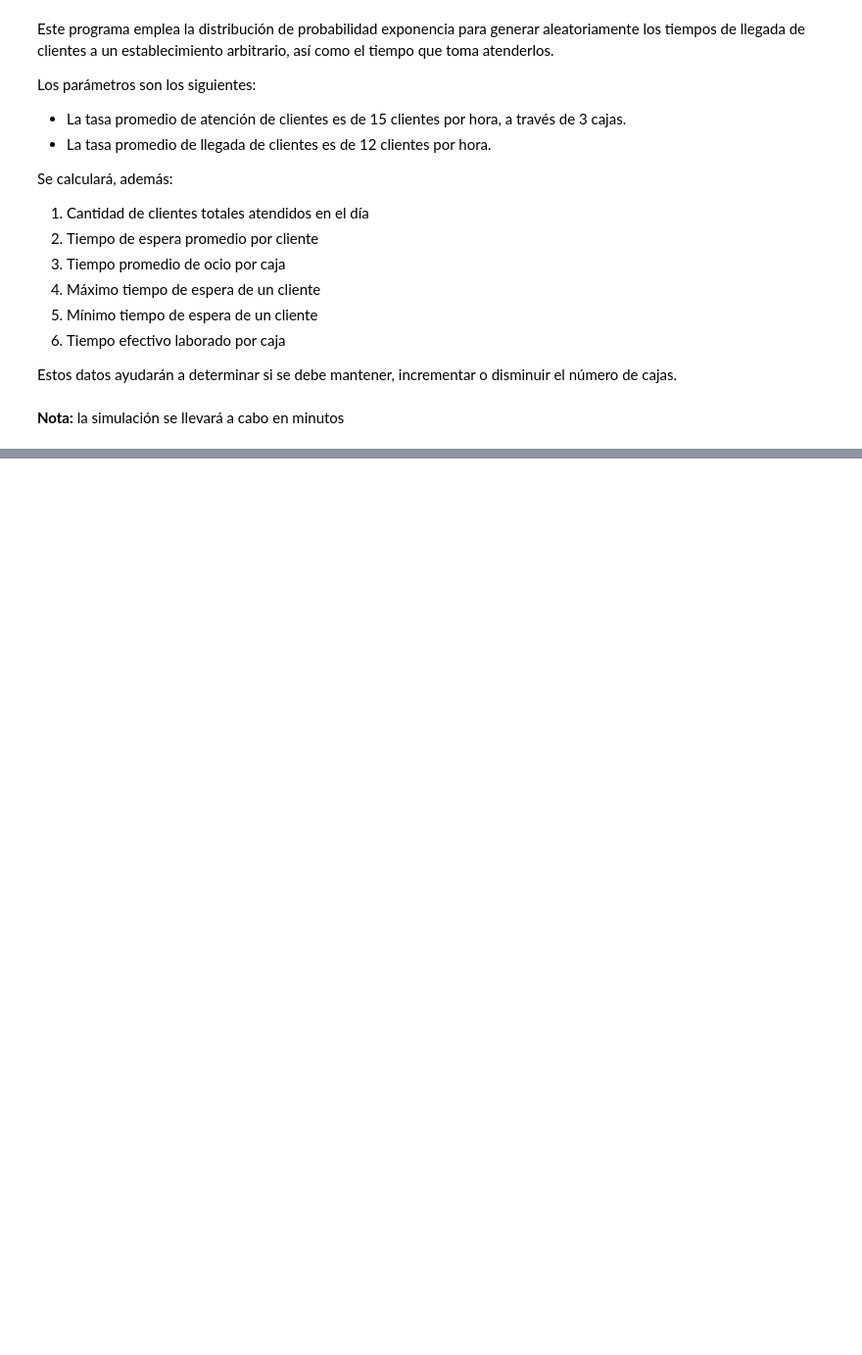
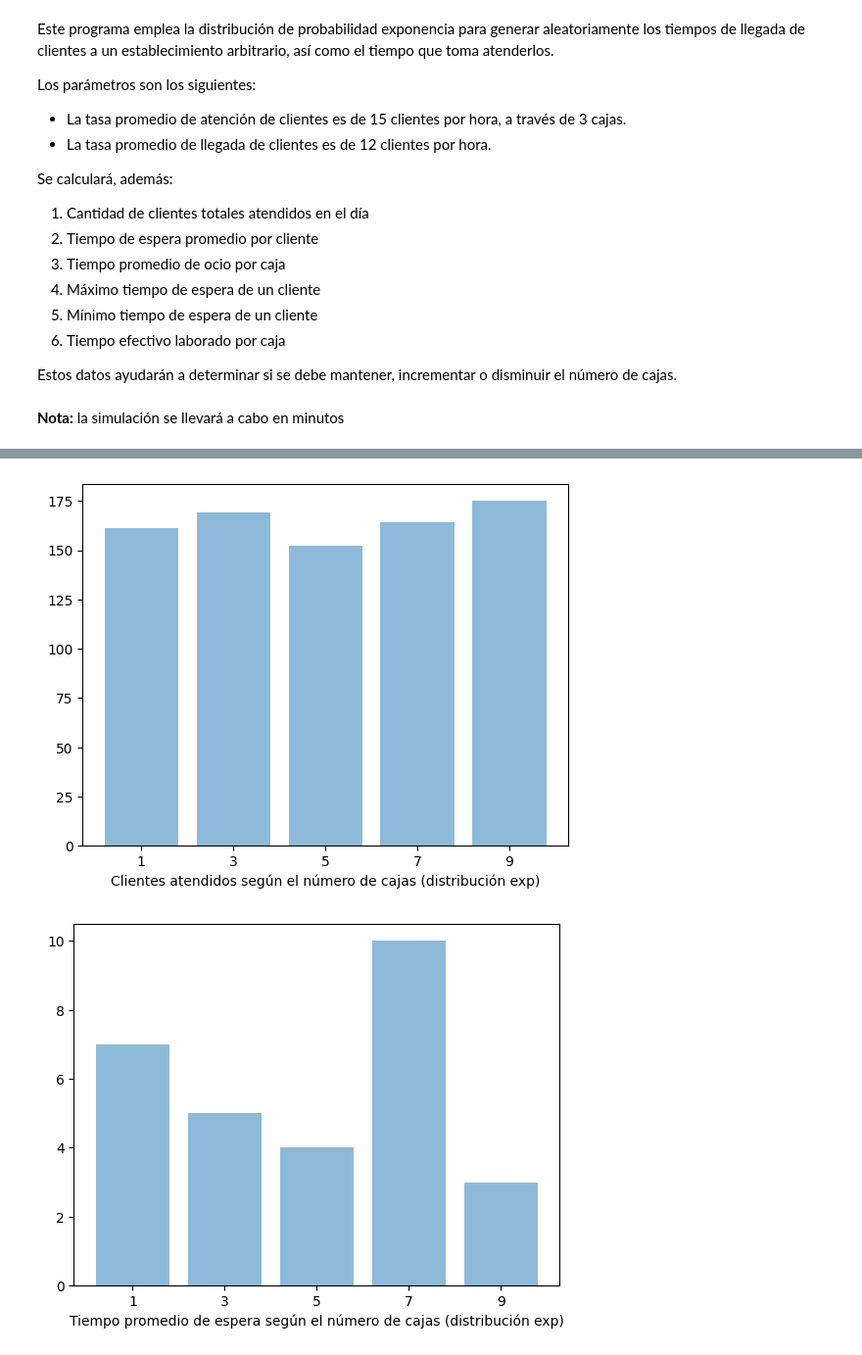
Before and after one commit to OrlolvareZ/queue-system-simpy, a Jupyter notebook: sim_sistema_colas.ipynb, the cells around one changed output, grey strips where cells are left out. Shown at 98% size. Drawn from its saved outputs; the diff is of its cells as text; code cells hidden in the pictures; blank space fills up the shorter version.

Commit message:
Added graphs to compare system's performance

```diff
--- a/sim_sistema_colas.ipynb
+++ b/sim_sistema_colas.ipynb
@@ -162,7 +177,7 @@ def disminuir_tiempo_restante(entorno, cajas):
             if tiempo_atencion_restante > 0:
                 tiempos_restantes[caja] -= 1
 # %%
-def sistema_colas_poisson(entorno, lambda_llegada, lambda_atencion, cajas, hora_inicio):
+def sistema_colas_poisson(entorno, lambda_llegada, lambda_atencion, cajas, hora_inicio, archivo_resultados):
 
     """
         Este proceso se encarga de atender a los clientes que llegan al sistema de colas.
@@ -203,5 +218,5 @@ def sistema_colas_poisson(entorno, lambda_llegada, lambda_atencion, cajas, hora_
             tiempo_atencion = generar_tiempo_atencion(lambda_atencion/len(cajas))
 
             # Se inicia el proceso de atención del cliente
-            entorno.process(atender_cliente(entorno, id_cliente, mejor_caja, id_caja, tiempo_atencion, hora_inicio))
+            entorno.process(atender_cliente(entorno, id_cliente, mejor_caja, id_caja, tiempo_atencion, hora_inicio, archivo_resultados))
 # %%
@@ -318,0 +378,61 @@ for tiempo in tiempos_efectivos.values():
+# %%
+# Se llevará a cabo una simulación para múltiples números de cajas, con el fin de determinar cuál es el número óptimo
+# de cajas para el sistema, tanto para la distribución exponencial como para la de Poisson.
+
+distribuciones = ("exp", "poi")
+numeros_cajas = list(range(1,10,2)) # Se simulará con 1, 3, 5, 7 y 9 cajas
+
+cants_clientes_atendidos = []
+tiempos_promedio_espera = []
+tiempos_efectivos_globales = []
+
+variables_a_graficar = [
+    ("Clientes atendidos según el número de cajas", cants_clientes_atendidos),
+    ("Tiempo promedio de espera según el número de cajas", tiempos_promedio_espera),
+    ("Tiempo efectivo laborado global según el número de cajas", tiempos_efectivos_globales),
+]
+# %%
+# Se grafican los resultados
+ancho_barras = 1 / (len(variables_a_graficar) + 1)
+posiciones = numpy.arange(len(numeros_cajas))
+
+# Crear el directorio para las corridas
+try:
+    os.mkdir("corridas")
+except:
+    pass
+
+for distribucion in distribuciones:
+
+    for n_cajas in numeros_cajas:
+
+        ejecutar_simulacion(
+            entorno = simpy.Environment(),
+            duracion_simulacion = duracion_simulacion,
+            hora_inicio = hora_inicio,
+            dist = distribucion,
+            n_servidores = n_cajas,
+            lambda_llegada = 12,
+            lambda_atencion = 15,
+            ruta_archivo_resultados=f"corridas/corrida_{distribucion}_{n_cajas}_cajas.txt"
+        )
+
+        cants_clientes_atendidos.append(clientes_atendidos)
+        tiempos_promedio_espera.append(int(espera_total/total_clientes))
+        # Se suman los tiempos efectivos de cada caja y se transforman a horas
+        tiempos_efectivos_globales.append(sum(tiempos_efectivos.values()) / 60)
+
+    for var in variables_a_graficar:
+
+        plt.bar(posiciones, var[1], align="center", alpha=0.5)
+        plt.xticks(posiciones, numeros_cajas)
+        plt.xlabel(f"{var[0]} (distribución {distribucion})")
+        plt.show()
+
+    # limpiar listas
+    cants_clientes_atendidos = []
+    tiempos_promedio_espera = []
+    tiempos_efectivos_globales = []
+# %% [output]
+[figure, added]
+[figure, added]
```
Also changed, not shown: parts of 9 cells of this notebook, 2 other files.
